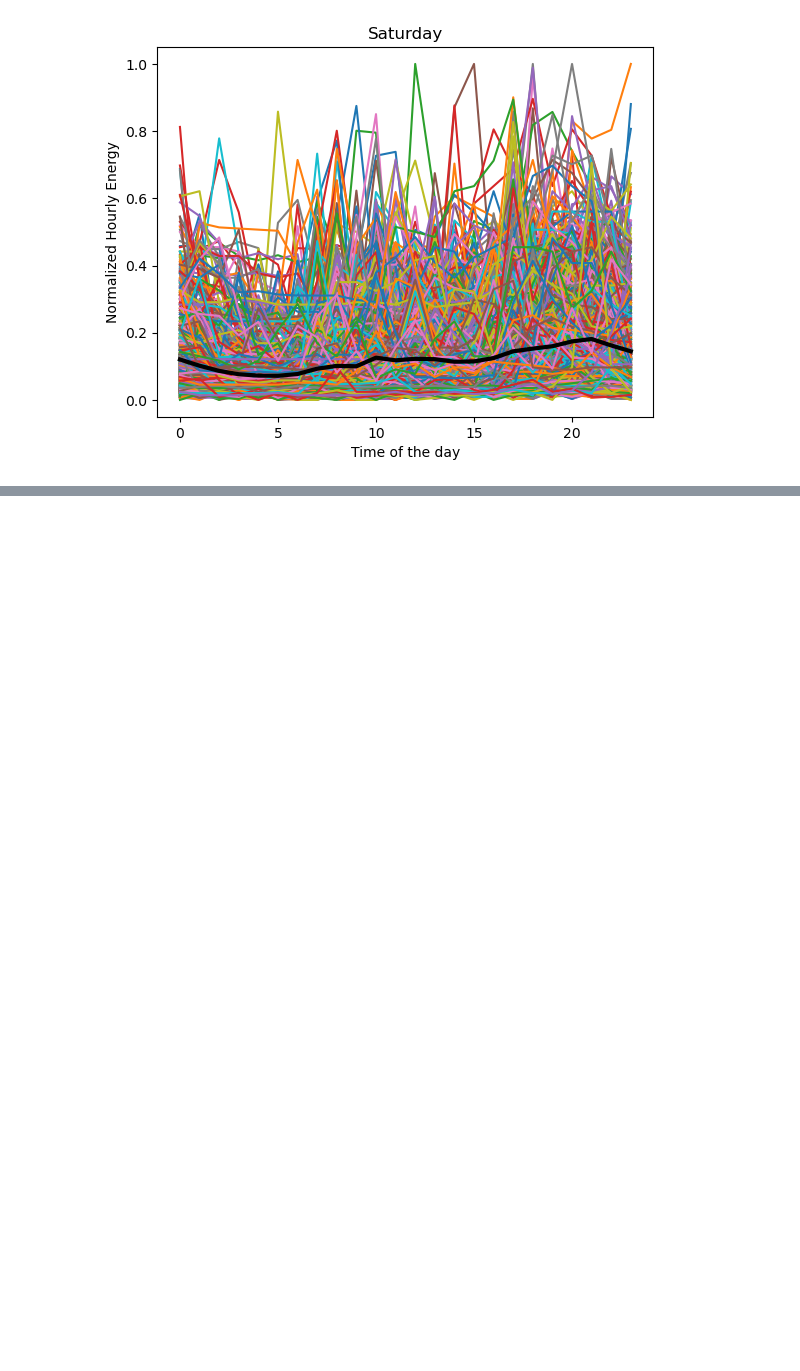
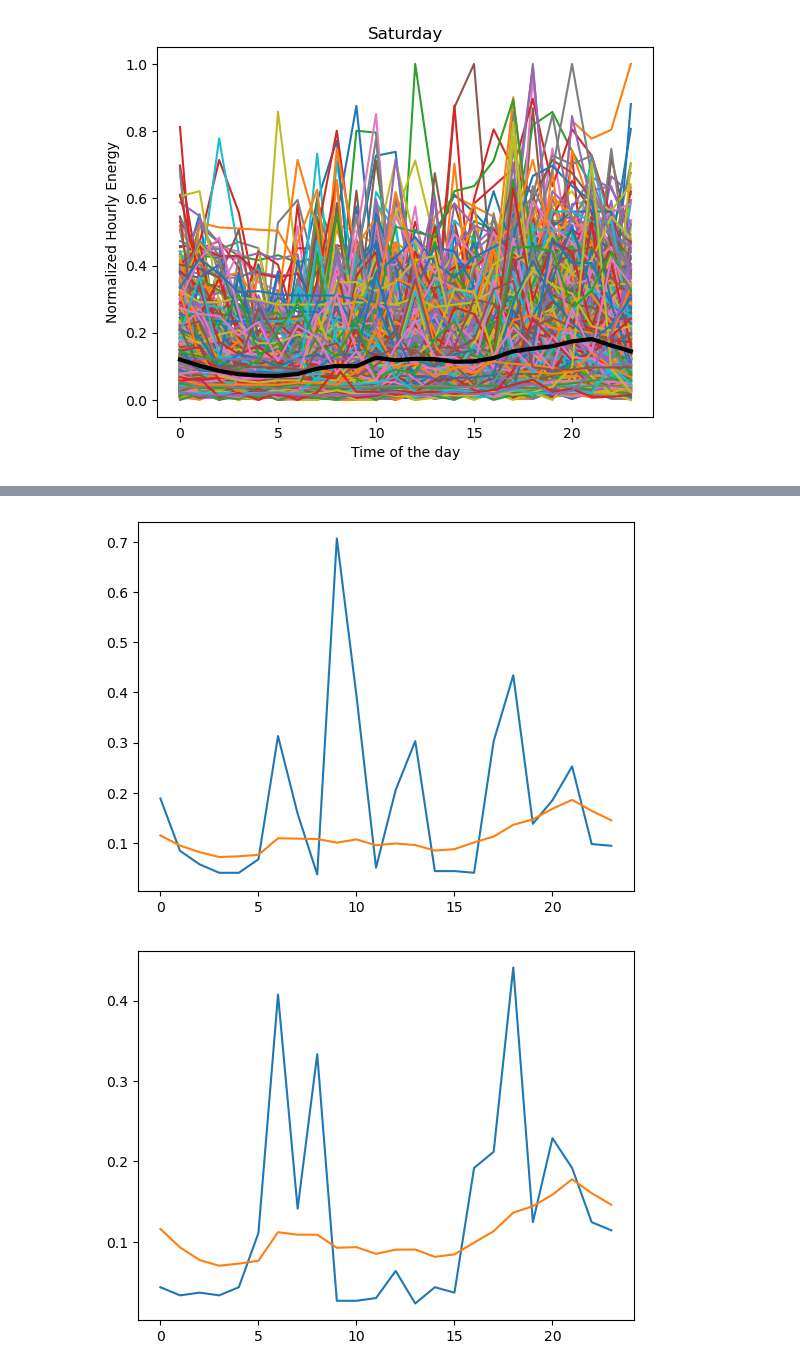
Before and after one commit to RichZhou1999/ce295_hw4, a Jupyter notebook: Untitled.ipynb, the cells around one changed output, grey strips where cells are left out. Saved outputs shown, nothing was run; the diff lists cells and outputs as text; code cells hidden in the pictures; blank space fills up the shorter version.

Commit message:
orginized data for training

```diff
--- a/Untitled.ipynb
+++ b/Untitled.ipynb
@@ -317,0 +308,12 @@ for i in range(7):
+# %%
+size = len(test_data)
+random_data = np.random.rand(size, 3)
+time_splited_data = pd.DataFrame(random_data, columns=[ 'day_of_week', 'hour_of_day',"normalized_energy"])
+for i in range(len(test_data)):
+    temp = test_data.loc[i]
+    date_string = temp["TestTime"]
+    date_obj = datetime.datetime.strptime(date_string, '%m/%d/%y %H:%M')
+    day_of_week = date_obj.weekday()
+    hour_of_day = date_obj.hour
+    value = test_data.loc[i,"TestBldg"]
+    time_splited_data.loc[i] = [day_of_week,hour_of_day, value ]
@@ -317,0 +337,2 @@ for i in range(7):
+# %%
+sorted_time_splited_data = time_splited_data.sort_values(by=['day_of_week', 'hour_of_day'], ascending=[True, True]).re
@@ -317,0 +341,3 @@ for i in range(7):
+# %%
+sorted_time_splited_data = sorted_time_splited_data.reset_index()
+sorted_time_splited_data
@@ -317,0 +374,3 @@ for i in range(7):
+# %%
+y_test = sorted_time_splited_data[sorted_time_splited_data['day_of_week'] == 0]['normalized_energy']
+y_test
@@ -317,0 +395,11 @@ for i in range(7):
+# %%
+for i in range(7):
+    plt.figure()
+    x = [i for i in range(24)]
+    y_test = sorted_time_splited_data[sorted_time_splited_data['day_of_week'] == i]['normalized_energy']
+    y_average = grouped_by_hour[i]
+    plt.plot(x, y_test)
+    plt.plot(x, y_average)
+# %% [output]
+[figure, added]
+[figure, added]
```
Also changed, not shown: parts of 20 cells of this notebook, 3 other files.
